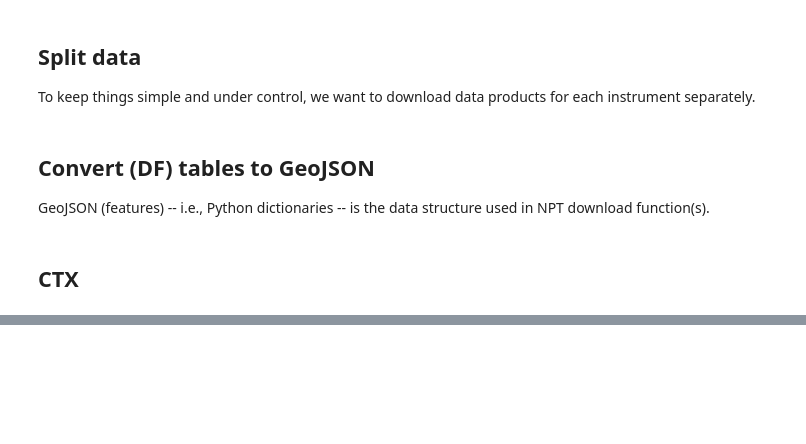
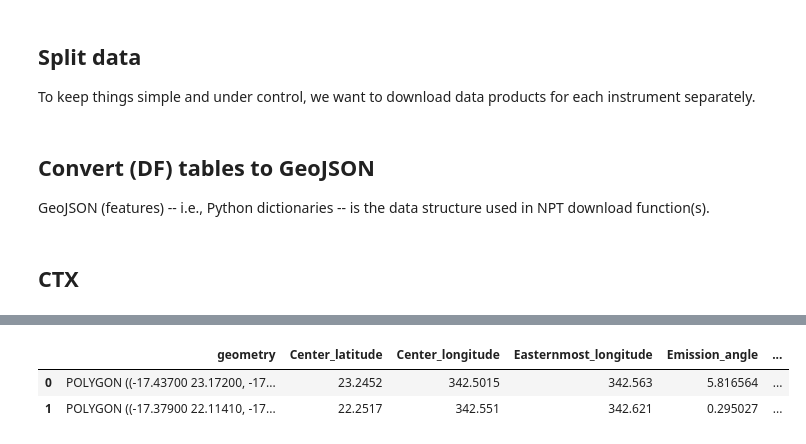
Before and after one commit to chbrandt/npt, a Jupyter notebook: notebooks/2_download_pds.ipynb, the cells around one changed output, grey strips where cells are left out. Cells and saved outputs as stored; diff of their text form; code cells hidden in the pictures; blank space fills up the shorter version.

```diff
--- a/notebooks/2_download_pds.ipynb
+++ b/notebooks/2_download_pds.ipynb
@@ -106,3 +116,10 @@ ERROR:download._is_downloaded(): HTTPSConnectionPool(host='hirise.lpl.arizona.ed
+# %%
+gdf_hirise_new = GeoDataFrame.from_features(gjson_hirise_new['features'])
+gdf_hirise_new
+# %% [output]
+|  | geometry | Center_latitude | Center_longitude | Easternmost_longitude | Emission_angle | ... |
+| 0 | POLYGON ((-17.43700 23.17200, -17... | 23.2452 | 342.5015 | 342.563 | 5.816564 | ... |
+| 1 | POLYGON ((-17.37900 22.11410, -17... | 22.2517 | 342.551 | 342.621 | 0.295027 | ... |
 # %%
 gjson_hrsc_new = npt.download.from_geojson(gjson_hrsc, basepath='data/hrsc', progressbar=True)
 # %% [output]
```
Also changed, not shown: parts of 8 cells of this notebook, 10 other files.
